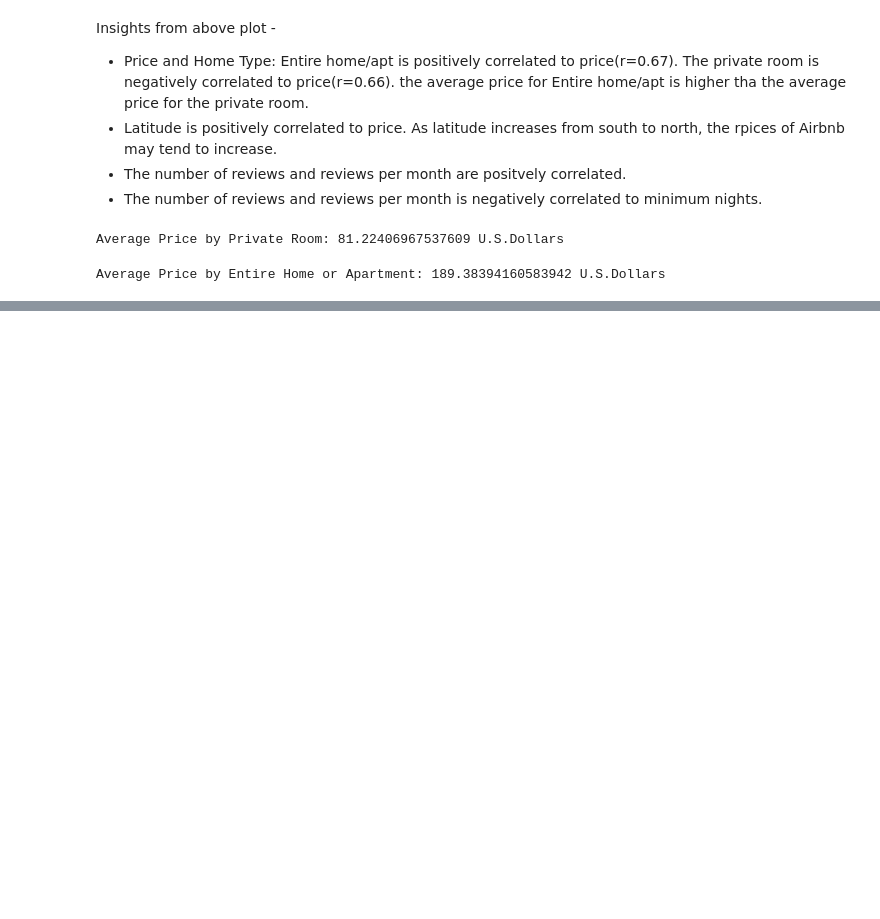
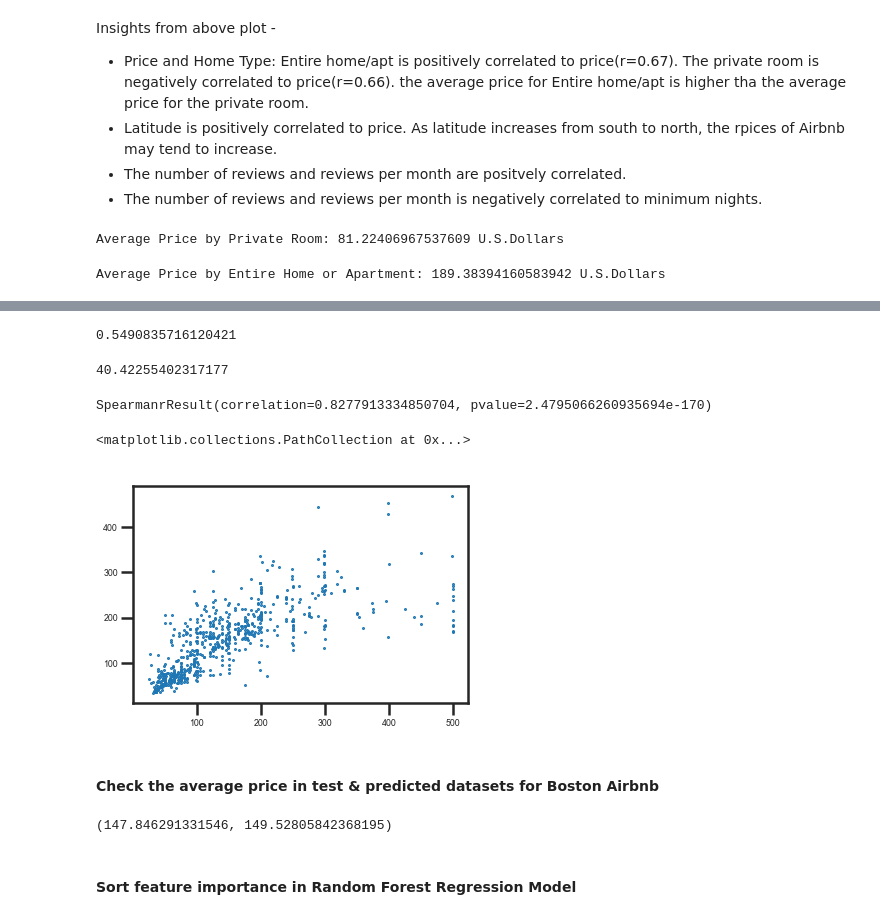
Before and after one commit to ochoa-jessica/Boston_Airbnb, a Jupyter notebook: Boston_Airbnb_Analysis.ipynb, the cells around one changed output, grey strips where cells are left out. Cells and saved outputs as stored; diff of their text form; code cells hidden in the pictures; blank space fills up the shorter version.

```diff
--- a/Boston_Airbnb_Analysis.ipynb
+++ b/Boston_Airbnb_Analysis.ipynb
@@ -570,0 +588,2 @@ Average Price by Entire Home or Apartment: 189.38394160583942 U.S.Dollars
+# %%
+X_train, X_test, y_train, y_test = train_test_split(X, y, test_size=0.2, random_state=42)
@@ -570,0 +601,5 @@ Average Price by Entire Home or Apartment: 189.38394160583942 U.S.Dollars
+# %%
+# Instantiate the model
+linear_regression_model = LinearRegression(normalize=True)
+# Fit the model
+linear_regression_model.fit(X_train, y_train)
@@ -570,0 +741,24 @@ Average Price by Entire Home or Apartment: 189.38394160583942 U.S.Dollars
+# %%
+# Create decision tree classifier object
+random_forest_model = RandomForestRegressor(random_state=42, n_jobs=-1, n_estimators=1000)
+# Train model
+random_forest_model = random_forest_model.fit(X_train, y_train)
+# %%
+# Predict using your model
+y_pred = random_forest_model.predict(X_test)
+
+# Create custom metric
+def custom_metric(y_test, y_pred):
+    '''
+        Create custom metric that returns r-squared score
+
+        Params:
+        y_test - target values
+        y_pred - estimated target values
+
+        Returns: A regression score generally btw 0-1.
+        Note - It is a diff btw target values & estimated
+        target values
+    '''
+    r2 = r2_score(y_test, y_pred)
+    return r2
@@ -570,0 +768,5 @@ Average Price by Entire Home or Apartment: 189.38394160583942 U.S.Dollars
+# %%
+# Apply custom score to random forest : r-squared score
+score(random_forest_model, X_test, y_test)
+# %% [output]
+0.5490835716120421
@@ -570,0 +790,23 @@ Average Price by Entire Home or Apartment: 189.38394160583942 U.S.Dollars
+# %%
+# Apply custom score to random forest : absolute error score
+score(random_forest_model, X_test, y_test)
+# %% [output]
+40.42255402317177
+# %%
+import scipy.stats
+scipy.stats.spearmanr(y_test, y_pred)
+# %% [output]
+SpearmanrResult(correlation=0.8277913334850704, pvalue=2.4795066260935694e-170)
+# %%
+plt.scatter(y_test, y_pred, 1)
+# %% [output]
+<matplotlib.collections.PathCollection at 0x...>
+[figure, added]
+# %% [markdown]
+#### Check the average price in test & predicted datasets for Boston Airbnb
+# %%
+y.mean(), y_pred.mean()
+# %% [output]
+(147.846291331546, 149.52805842368195)
+# %% [markdown]
+#### Sort feature importance in Random Forest Regression Model
```
Also changed, not shown: parts of 35 cells of this notebook, 7 other files.
